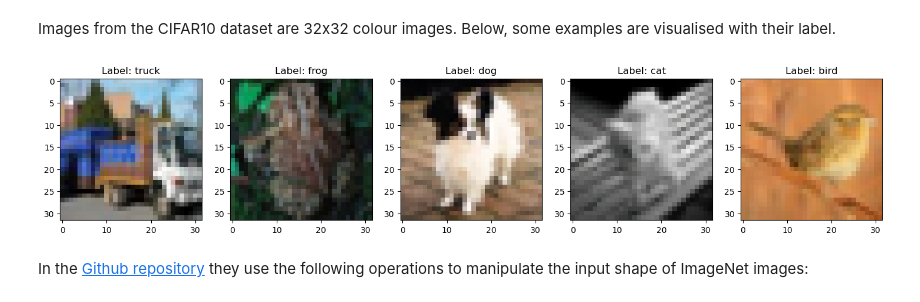
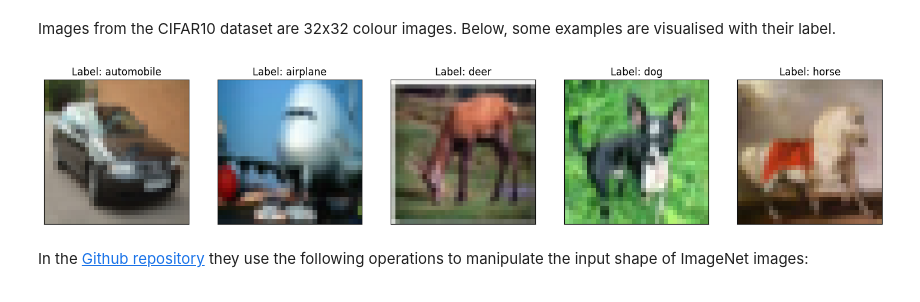
Before and after one commit to Malthe57/MastersThesis, a Jupyter notebook: notebooks/MIMOprototype.ipynb, the cells around one changed output. Saved outputs shown, nothing was run; the diff lists cells and outputs as text; code cells hidden in the pictures.

Commit message:
changed data-plots for regression
and some more in the MIMO notebook for data-visualisation of image data from CIFAR10

```diff
--- a/notebooks/MIMOprototype.ipynb
+++ b/notebooks/MIMOprototype.ipynb
@@ -206,6 +206,7 @@ ax.plot(x, y, '.', label='Train data', color='orange')
 ax.plot(x_test, y_test, '.', label='Test data', color='blue')
 ax.plot(x_test, line, '--', label='true function', color='red')
 ax.legend()
+ax.set_title("One-dimensional dataset")
 plt.show()
 # %% [output]
 [figure]
@@ -560,26 +561,27 @@ Images from the CIFAR10 dataset are 32x32 colour images. Below, some examples ar
 # %%
 inv_transform = transforms.Normalize(mean=[-0.4914/0.247, -0.4822/0.243, -0.4465/0.261], std=[1/0.247, 1/0.243, 1/0.261])
 label_dict = {0: "airplane",
               1: "automobile",
               2: "bird",
               3: "cat",
               4: "deer",
               5: "dog",
               6: "frog",
               7: "horse",
               8: "ship",
               9: "truck"}
 
 # plot some images
 fig, ax = plt.subplots(1,5, figsize=(18,12))
-
 for i in range(5):
-    x, y = CIFAR_train[i]
+    x, y = CIFAR_train[i+25]
     img = inv_transform(x) # unnormalise
     ax[i].imshow(img.permute(1,2,0))
     ax[i].set_title(f'Label: {label_dict[y]}')
+    ax[i].set_xticks([])
+    ax[i].set_yticks([])
 # %% [output]
-[figure, old version]
+[figure, new version]
 # %% [markdown]
 In the [Github repository](https://github.com/google/edward2/blob/7a11c9782b1e72eef8e2f4fe7914827b799b692f/experimental/mimo/imagenet_model.py#L132-L138) they use the following operations to manipulate the input shape of ImageNet images:
 # %%
```
Also changed, not shown: parts of 1 cell of this notebook, 4 other files.
